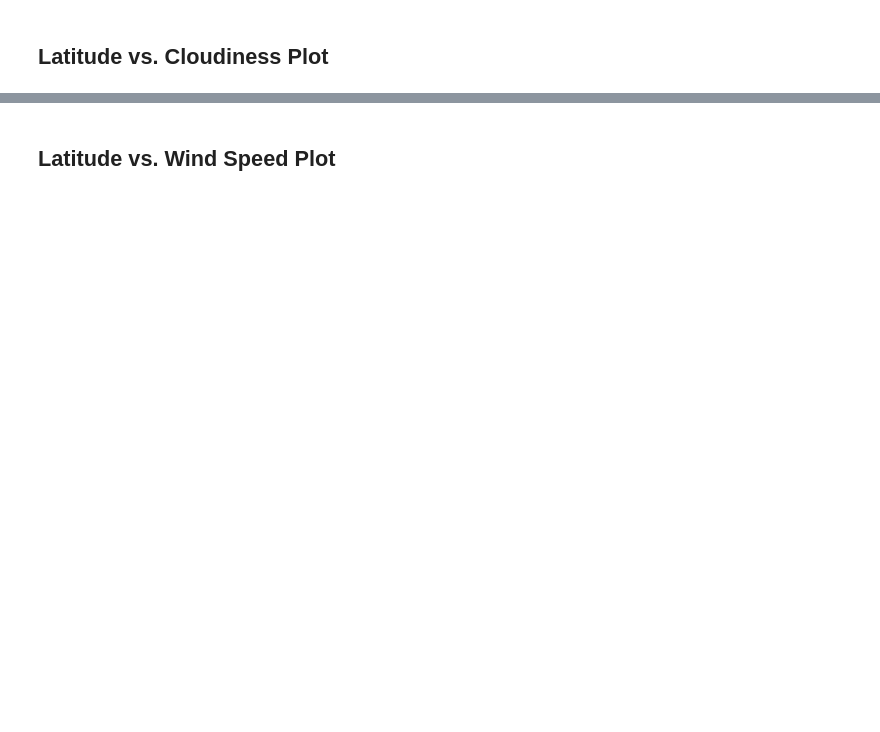
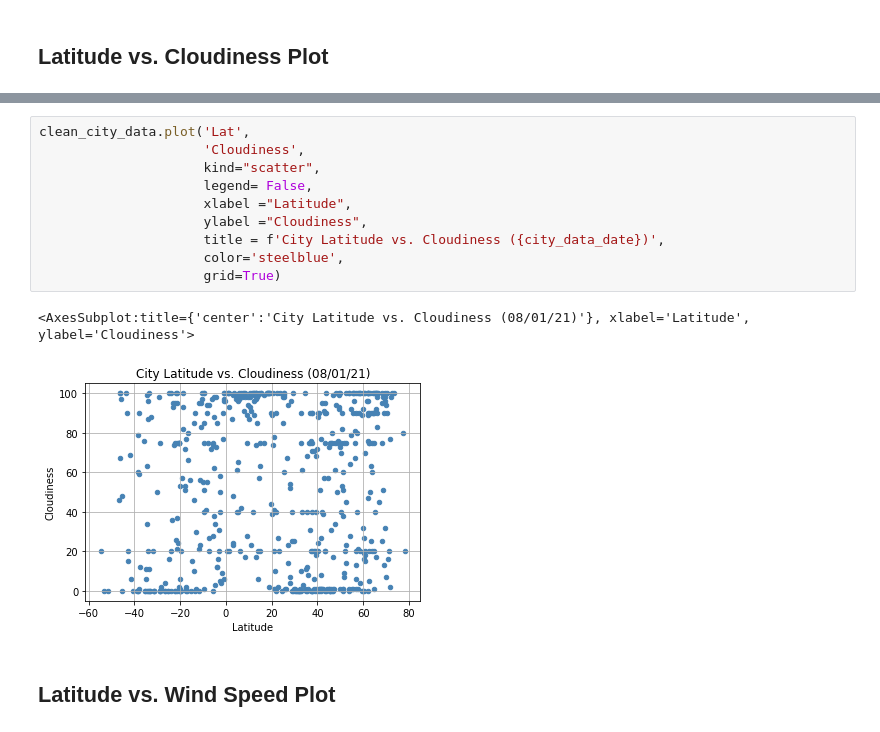
Before and after one commit to Jagjeet/python-api-challenge, a Jupyter notebook: WeatherPy.ipynb, the cells around one changed output, grey strips where cells are left out. Drawn from its saved outputs; the diff is of its cells as text; blank space fills up the shorter version.

```diff
--- a/WeatherPy.ipynb
+++ b/WeatherPy.ipynb
@@ -228,2 +247,15 @@ clean_city_data.head()
+# %%
+clean_city_data.plot('Lat',
+                     'Cloudiness',
+                     kind="scatter",
+                     legend= False,
+                     xlabel ="Latitude",
+                     ylabel ="Cloudiness",
+                     title = f'City Latitude vs. Cloudiness ({city_data_date})',
+                     color='steelblue',
+                     grid=True)
+# %% [output]
+<AxesSubplot:title={'center':'City Latitude vs. Cloudiness (08/01/21)'}, xlabel='Latitude', ylabel='Cloudiness'>
+[figure, added]
 # %% [markdown]
 ## Latitude vs. Wind Speed Plot
```
Also changed, not shown: parts of 10 cells of this notebook.
